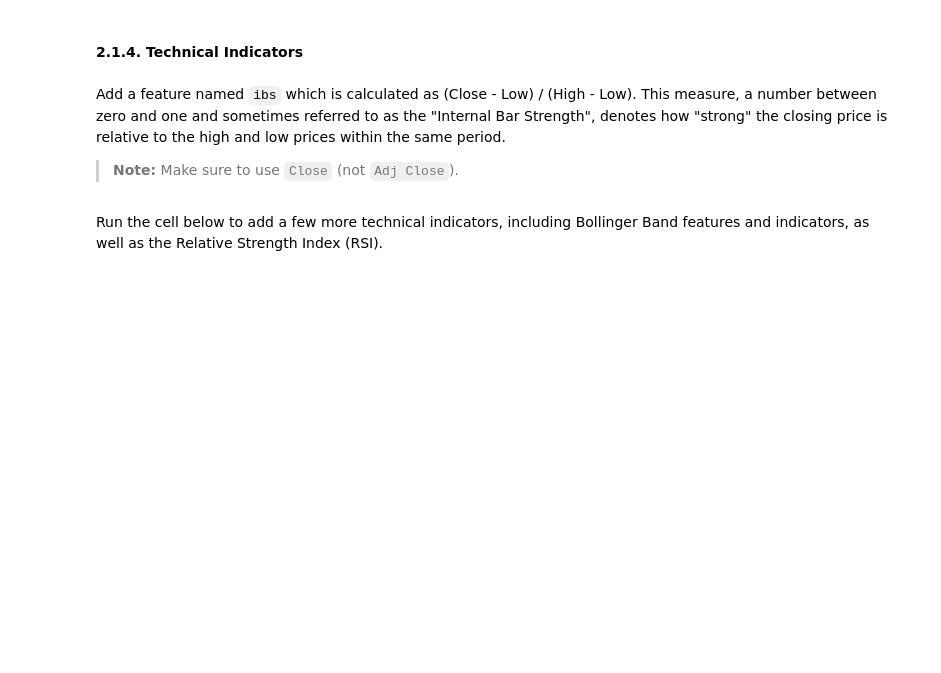
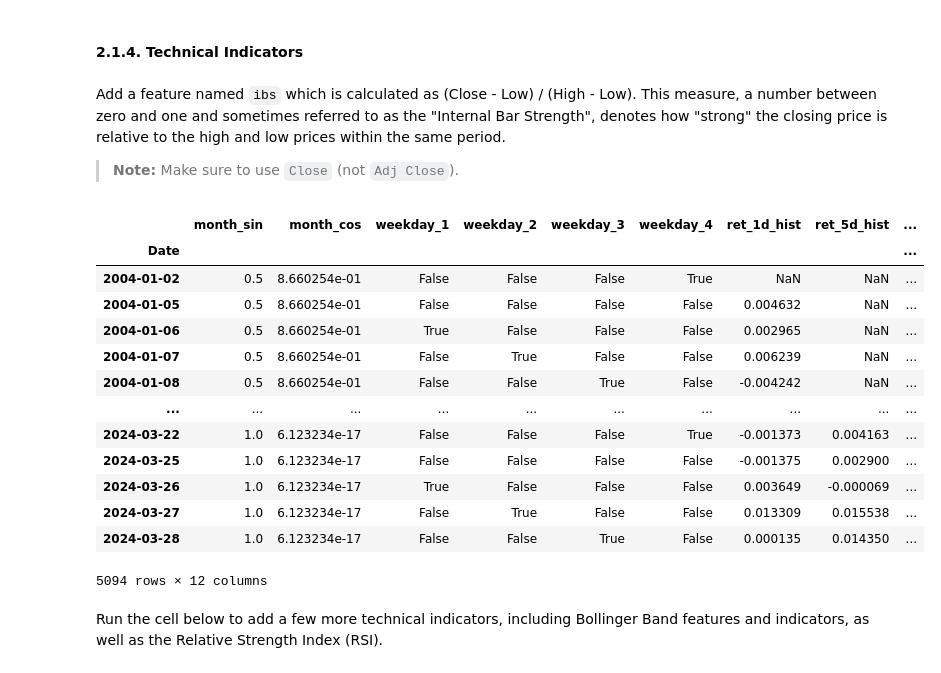
Before and after one commit to lienas/4_Classification_Model, a Jupyter notebook: project_starter.ipynb, the cells around one changed output. Drawn from its saved outputs; the diff is of its cells as text; code cells hidden in the pictures; blank space fills up the shorter version.

```diff
--- a/project_starter.ipynb
+++ b/project_starter.ipynb
@@ -341,7 +460,23 @@ Add a feature named `ibs` which is calculated as (Close - Low) / (High - Low). T
 > **Note:** Make sure to use `Close` (not `Adj Close`).
 # %%
 # Engineer the technical indicator "Internal Bar Strength" (IBS) from XLV's price data
-data["ibs"] = ## YOUR CODE HERE ##
+data["ibs"] = (xlv_data['Close']-xlv_data['Low'])/(xlv_data['High']-xlv_data['Low'])
+data
+# %% [output]
+|  | month_sin | month_cos | weekday_1 | weekday_2 | weekday_3 | weekday_4 | ret_1d_hist | ret_5d_hist | ... |
+| Date |  |  |  |  |  |  |  |  | ... |
+| 2004-01-02 | 0.5 | 8.660254e-01 | False | False | False | True | NaN | NaN | ... |
+| 2004-01-05 | 0.5 | 8.660254e-01 | False | False | False | False | 0.004632 | NaN | ... |
+| 2004-01-06 | 0.5 | 8.660254e-01 | True | False | False | False | 0.002965 | NaN | ... |
+| 2004-01-07 | 0.5 | 8.660254e-01 | False | True | False | False | 0.006239 | NaN | ... |
+| 2004-01-08 | 0.5 | 8.660254e-01 | False | False | True | False | -0.004242 | NaN | ... |
+| ... | ... | ... | ... | ... | ... | ... | ... | ... | ... |
+| 2024-03-22 | 1.0 | 6.123234e-17 | False | False | False | True | -0.001373 | 0.004163 | ... |
+| 2024-03-25 | 1.0 | 6.123234e-17 | False | False | False | False | -0.001375 | 0.002900 | ... |
+| 2024-03-26 | 1.0 | 6.123234e-17 | True | False | False | False | 0.003649 | -0.000069 | ... |
+| 2024-03-27 | 1.0 | 6.123234e-17 | False | True | False | False | 0.013309 | 0.015538 | ... |
+| 2024-03-28 | 1.0 | 6.123234e-17 | False | False | True | False | 0.000135 | 0.014350 | ... |
+5094 rows × 12 columns
 # %% [markdown]
 Run the cell below to add a few more technical indicators, including Bollinger Band features and indicators, as well as the Relative Strength Index (RSI).
 # %%
```
Also changed, not shown: parts of 28 cells of this notebook.
